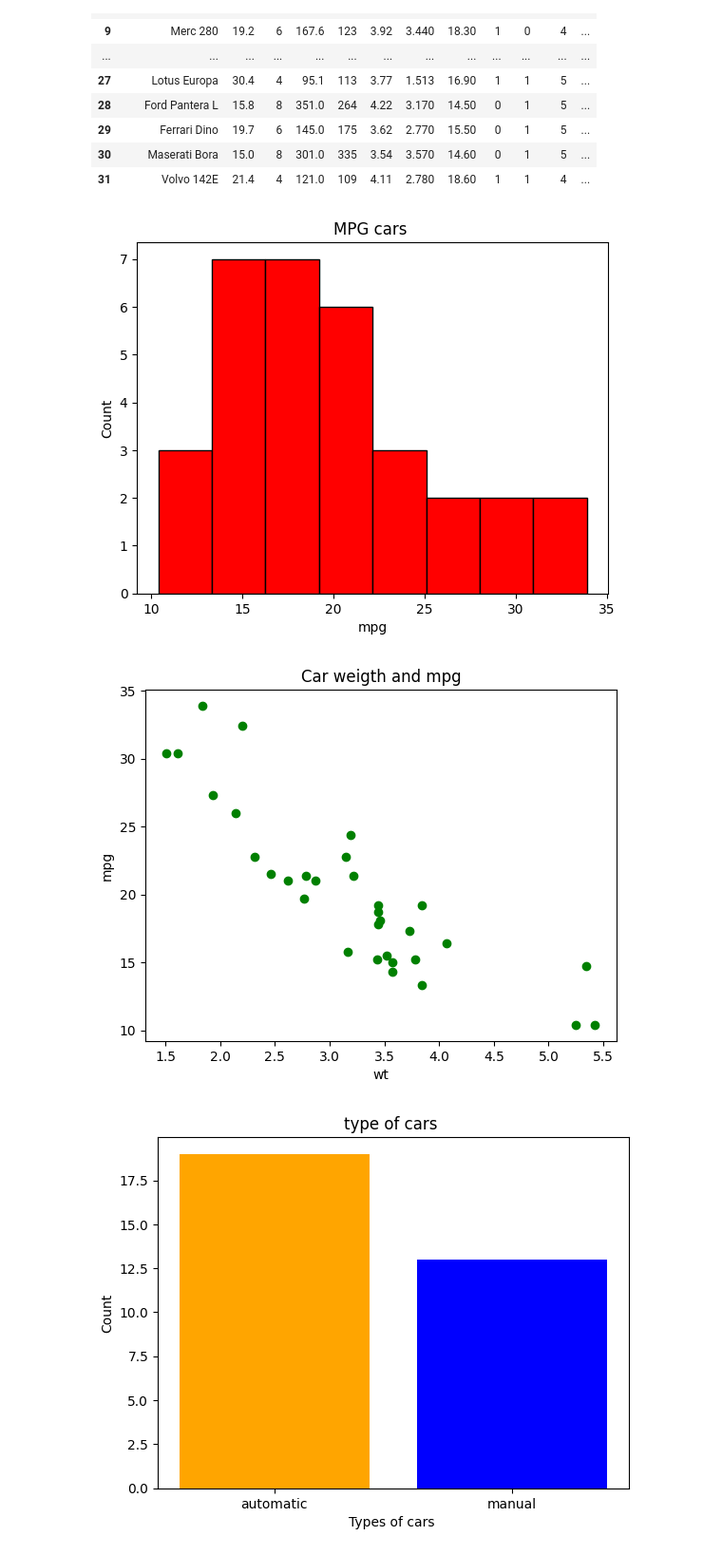
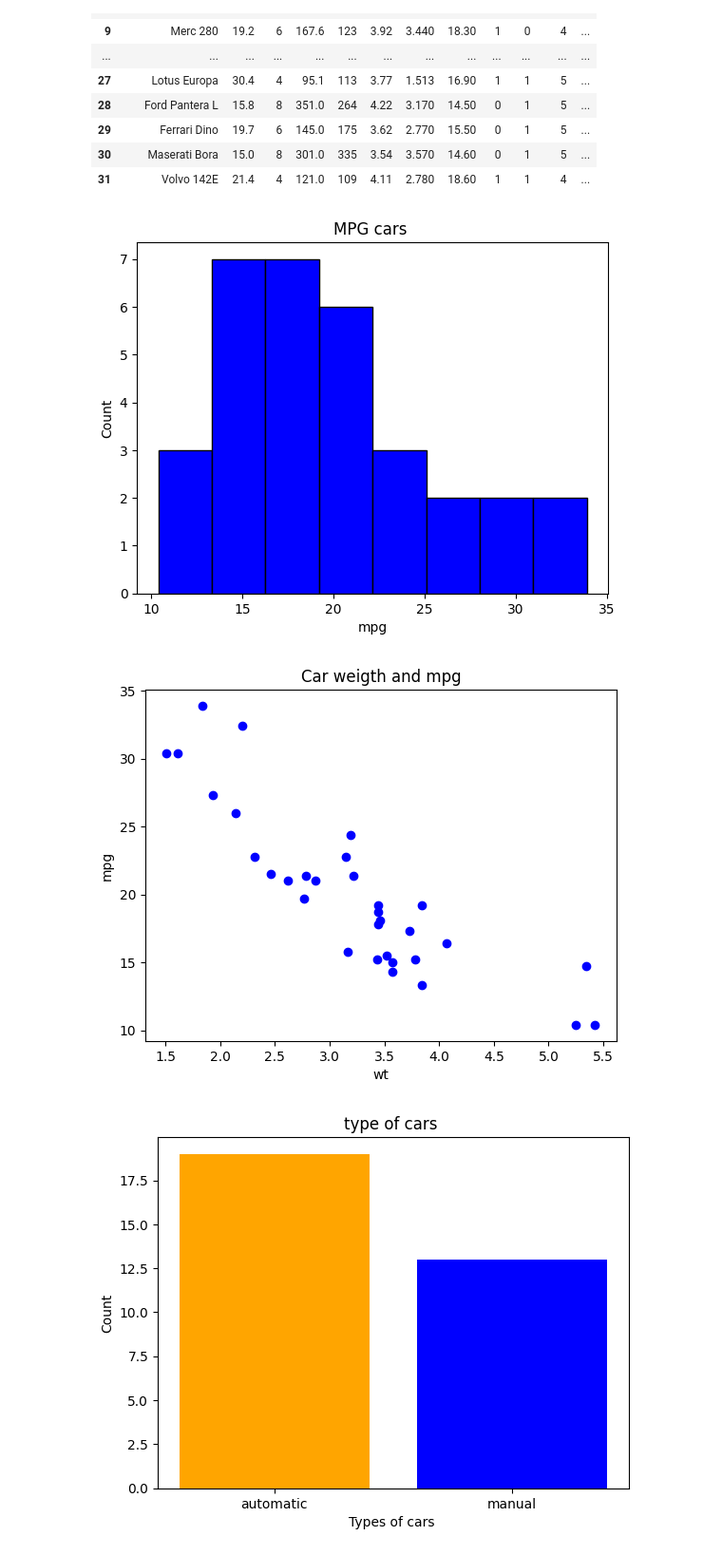
Before and after one commit to chinmayhandi/CIE-01, a Jupyter notebook: CIE_01.ipynb, the cells around one changed output. Shown at 95% size. Drawn from its saved outputs; the diff is of its cells as text; code cells hidden in the pictures.

```diff
--- a/CIE_01.ipynb
+++ b/CIE_01.ipynb
@@ -26,22 +26,22 @@ df
 | 30 | Maserati Bora | 15.0 | 8 | 301.0 | 335 | 3.54 | 3.570 | 14.60 | 0 | 1 | 5 | ... |
 | 31 | Volvo 142E | 21.4 | 4 | 121.0 | 109 | 4.11 | 2.780 | 18.60 | 1 | 1 | 4 | ... |
 # %%
-plt.hist(df['mpg'], bins=8 , color='red', edgecolor='black')
+plt.hist(df['mpg'], bins=8 , color='blue' )
 plt.title("MPG cars ")
 plt.xlabel("mpg")
 plt.ylabel("Count")
 plt.show()
 # %% [output]
-[figure, old version]
+[figure, new version]
 # %%
 
-plt.scatter(df['wt'], df['mpg'], color='green')
+plt.scatter(df['wt'], df['mpg'], color='blue')
 plt.title("Car weigth and mpg")
 plt.xlabel("wt")
 plt.ylabel("mpg")
 plt.show()
 # %% [output]
-[figure, old version]
+[figure, new version]
 # %%
 auto=(df['am']==0).sum()
 manual=(df['am']==1).sum()
```
